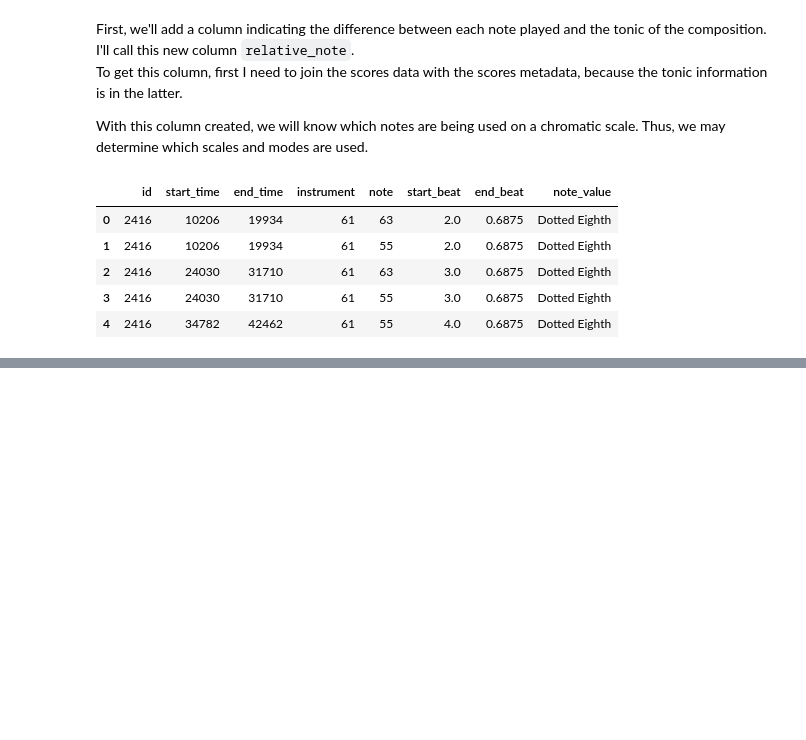
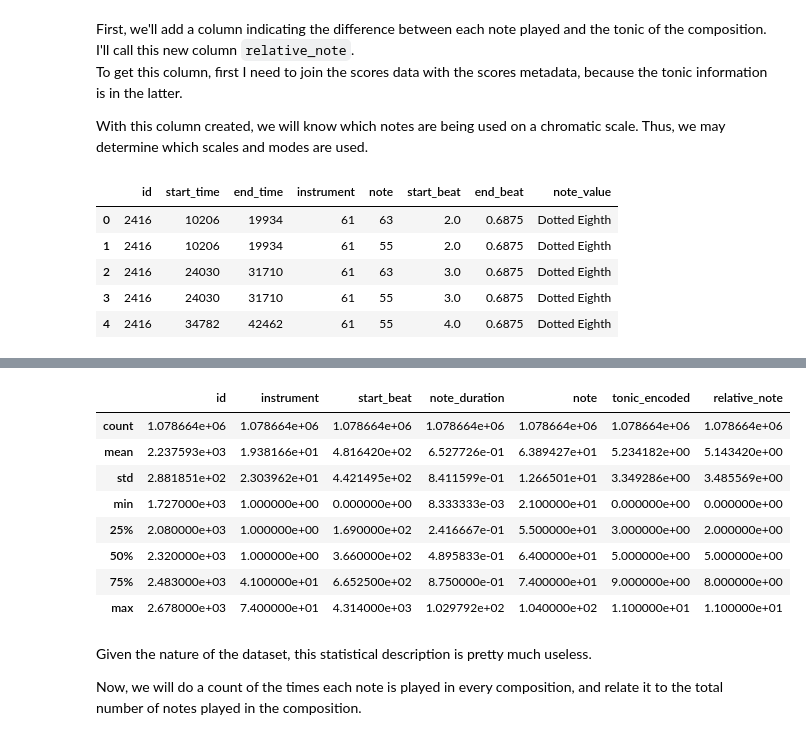
Before and after one commit to xsvxldx/classical_music, a Jupyter notebook: 03-scores_analysis.ipynb, the cells around one changed output, grey strips where cells are left out. Drawn from its saved outputs; the diff is of its cells as text; code cells hidden in the pictures; blank space fills up the shorter version.

```diff
--- a/03-scores_analysis.ipynb
+++ b/03-scores_analysis.ipynb
@@ -47,3 +46,0 @@ df.head(5)
-# %%
-df['relative_note'] = df.note - df.tonic_encoded
-df.head(5)
@@ -59,4 +46,0 @@ instruments = sorted(df_scores['instrument'].unique())
-# %%
-# Joining the data
-df = df_scores.merge(df_meta, how='inner', on='id')
-df[['id','instrument','ensemble']].drop_duplicates()
@@ -76,0 +112,17 @@ df[['id','instrument','ensemble']].drop_duplicates()
+# %%
+# General check of numeric variables
+df.describe()
+# %% [output]
+|  | id | instrument | start_beat | note_duration | note | tonic_encoded | relative_note |
+| count | 1.078664e+06 | 1.078664e+06 | 1.078664e+06 | 1.078664e+06 | 1.078664e+06 | 1.078664e+06 | 1.078664e+06 |
+| mean | 2.237593e+03 | 1.938166e+01 | 4.816420e+02 | 6.527726e-01 | 6.389427e+01 | 5.234182e+00 | 5.143420e+00 |
+| std | 2.881851e+02 | 2.303962e+01 | 4.421495e+02 | 8.411599e-01 | 1.266501e+01 | 3.349286e+00 | 3.485569e+00 |
+| min | 1.727000e+03 | 1.000000e+00 | 0.000000e+00 | 8.333333e-03 | 2.100000e+01 | 0.000000e+00 | 0.000000e+00 |
+| 25% | 2.080000e+03 | 1.000000e+00 | 1.690000e+02 | 2.416667e-01 | 5.500000e+01 | 3.000000e+00 | 2.000000e+00 |
+| 50% | 2.320000e+03 | 1.000000e+00 | 3.660000e+02 | 4.895833e-01 | 6.400000e+01 | 5.000000e+00 | 5.000000e+00 |
+| 75% | 2.483000e+03 | 4.100000e+01 | 6.652500e+02 | 8.750000e-01 | 7.400000e+01 | 9.000000e+00 | 8.000000e+00 |
+| max | 2.678000e+03 | 7.400000e+01 | 4.314000e+03 | 1.029792e+02 | 1.040000e+02 | 1.100000e+01 | 1.100000e+01 |
+# %% [markdown]
+Given the nature of the dataset, this statistical description is pretty much useless.
+
+Now, we will do a count of the times each note is played in every composition, and relate it to the total number of notes played in the composition.
```
Also changed, not shown: parts of 19 cells of this notebook.
